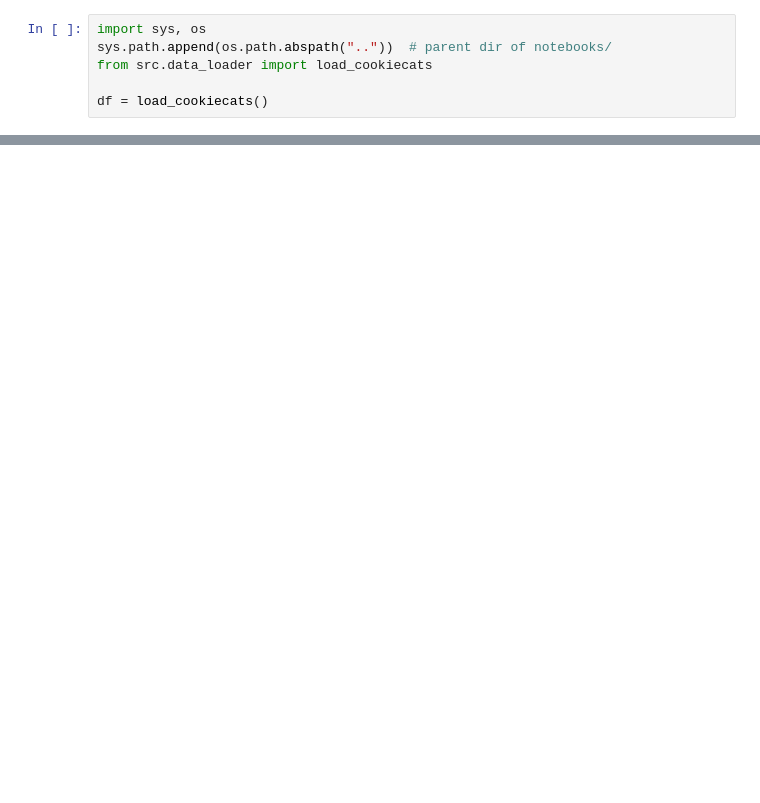
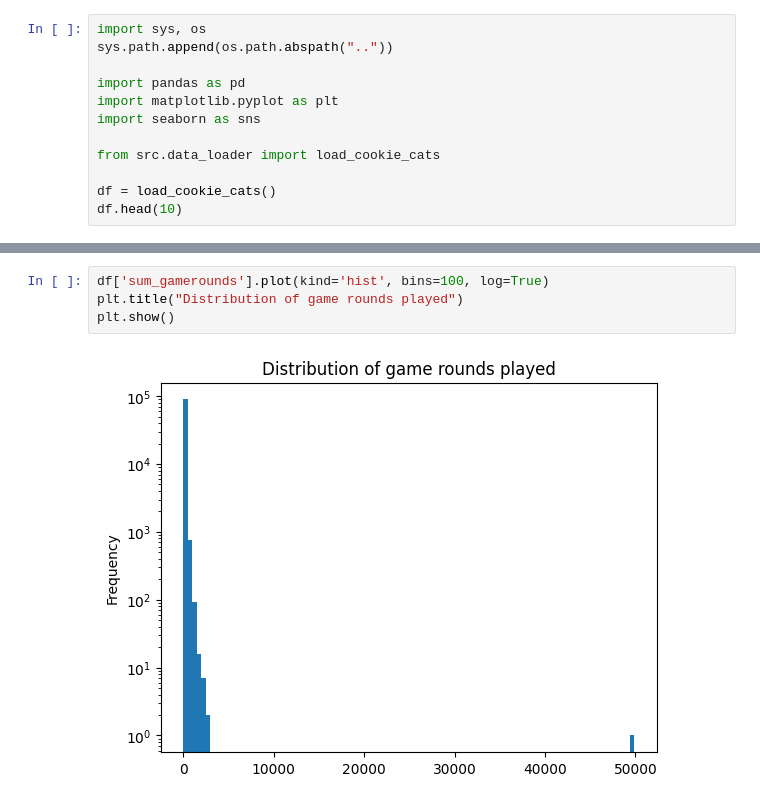
Before and after one commit to ofek-stolero/cookiecats-abtest-analytics, a Jupyter notebook: notebooks/01_eda.ipynb, the cells around one changed output, grey strips where cells are left out. Drawn from its saved outputs; the diff is of its cells as text; blank space fills up the shorter version.

```diff
--- a/notebooks/01_eda.ipynb
+++ b/notebooks/01_eda.ipynb
@@ -1,8 +1,14 @@
 # %%
 import sys, os
-sys.path.append(os.path.abspath(".."))  # parent dir of notebooks/
-from src.data_loader import load_cookiecats
+sys.path.append(os.path.abspath(".."))
 
-df = load_cookiecats()
+import pandas as pd
+import matplotlib.pyplot as plt
+import seaborn as sns
+
+from src.data_loader import load_cookie_cats
+
+df = load_cookie_cats()
+df.head(10)
 # %% [output]
 Dataset path: /Users/stolero.ofek/.cache/kagglehub/datasets/yufengsui/mobile-games-ab-testing/versions/1
@@ -24,0 +56,6 @@ df
+# %%
+df['sum_gamerounds'].plot(kind='hist', bins=100, log=True)
+plt.title("Distribution of game rounds played")
+plt.show()
+# %% [output]
+[figure, added]
```
Also changed, not shown: parts of 14 cells of this notebook.
